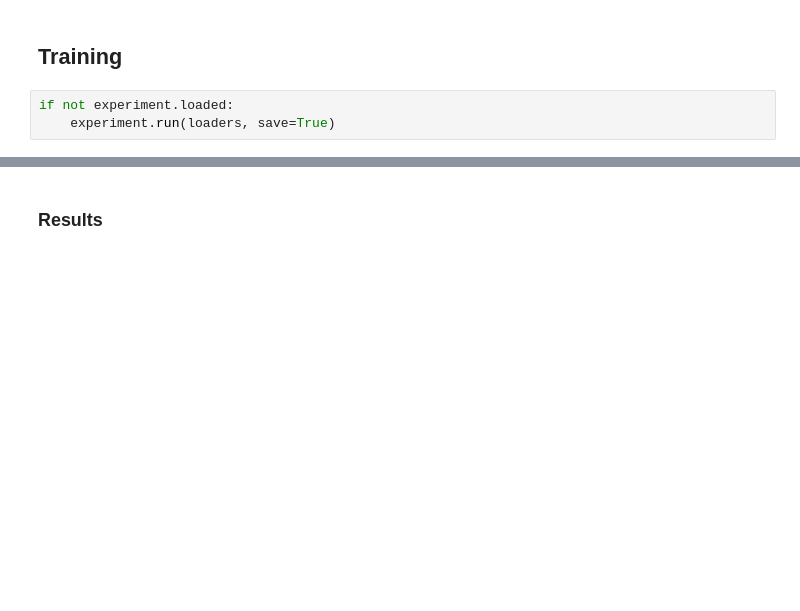
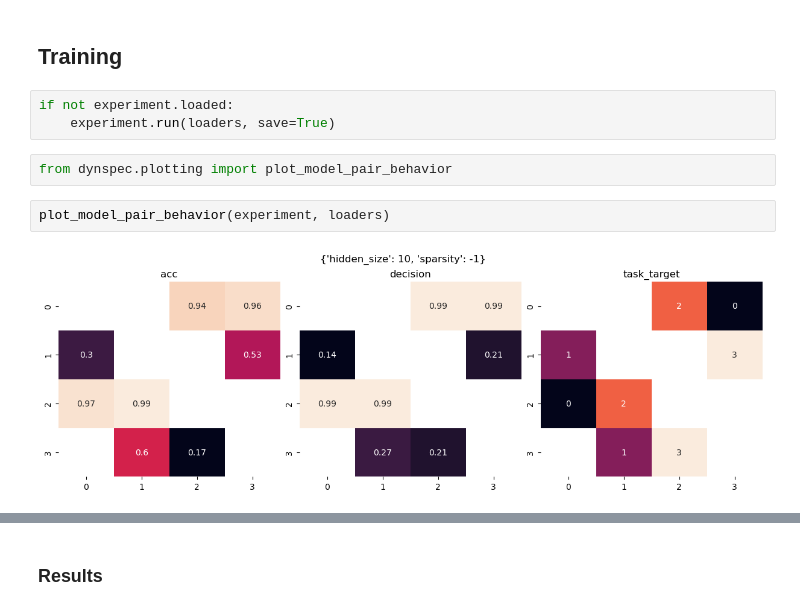
Before and after one commit to GabrielBena/specialization-dynamics, a Jupyter notebook: modular_networks.ipynb, the cells around one changed output, grey strips where cells are left out. Drawn from its saved outputs; the diff is of its cells as text; blank space fills up the shorter version.

```diff
--- a/modular_networks.ipynb
+++ b/modular_networks.ipynb
@@ -146,3 +144,9 @@ plot_model_masks(experiment, plot_input=False)
 # %%
 if not experiment.loaded:
     experiment.run(loaders, save=True)
+# %%
+from dynspec.plotting import plot_model_pair_behavior
+# %%
+plot_model_pair_behavior(experiment, loaders)
+# %% [output]
+[figure, added]
```
Also changed, not shown: parts of 34 cells of this notebook, 8 other files.
